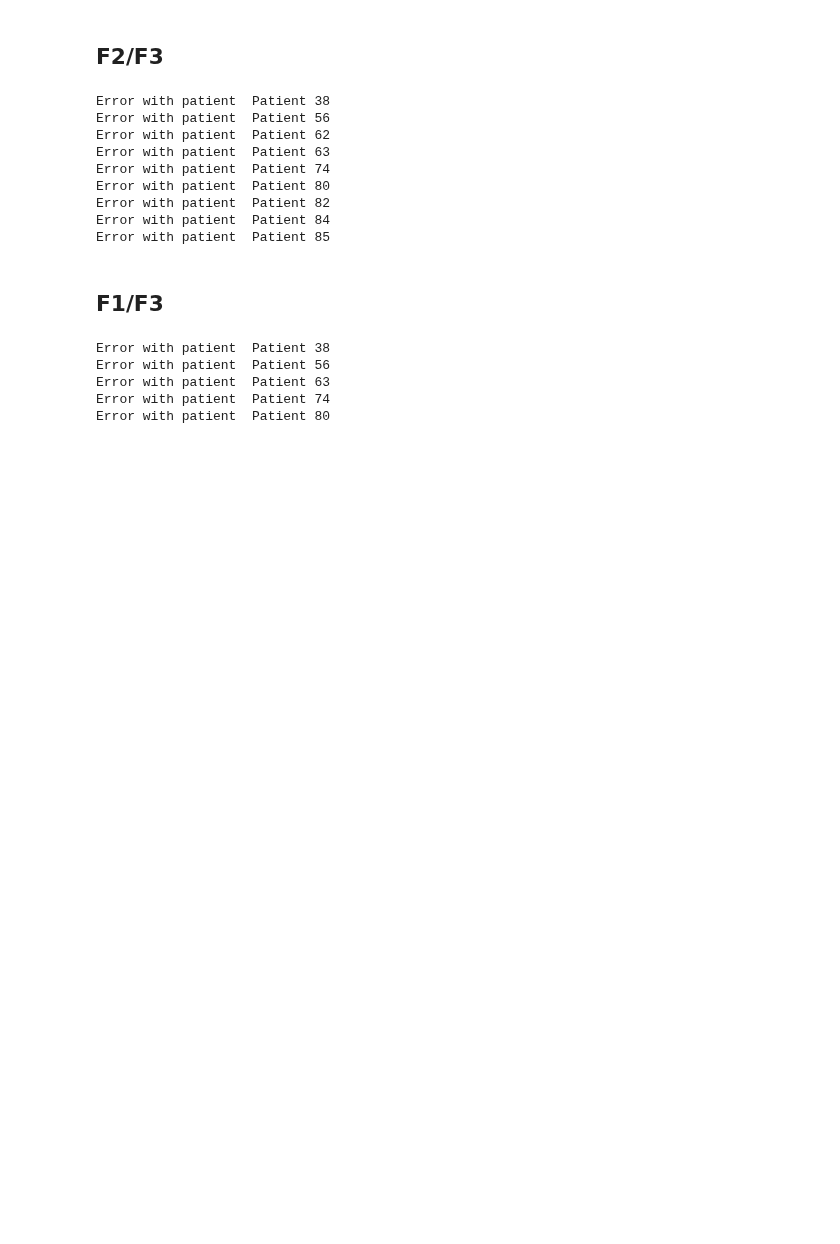
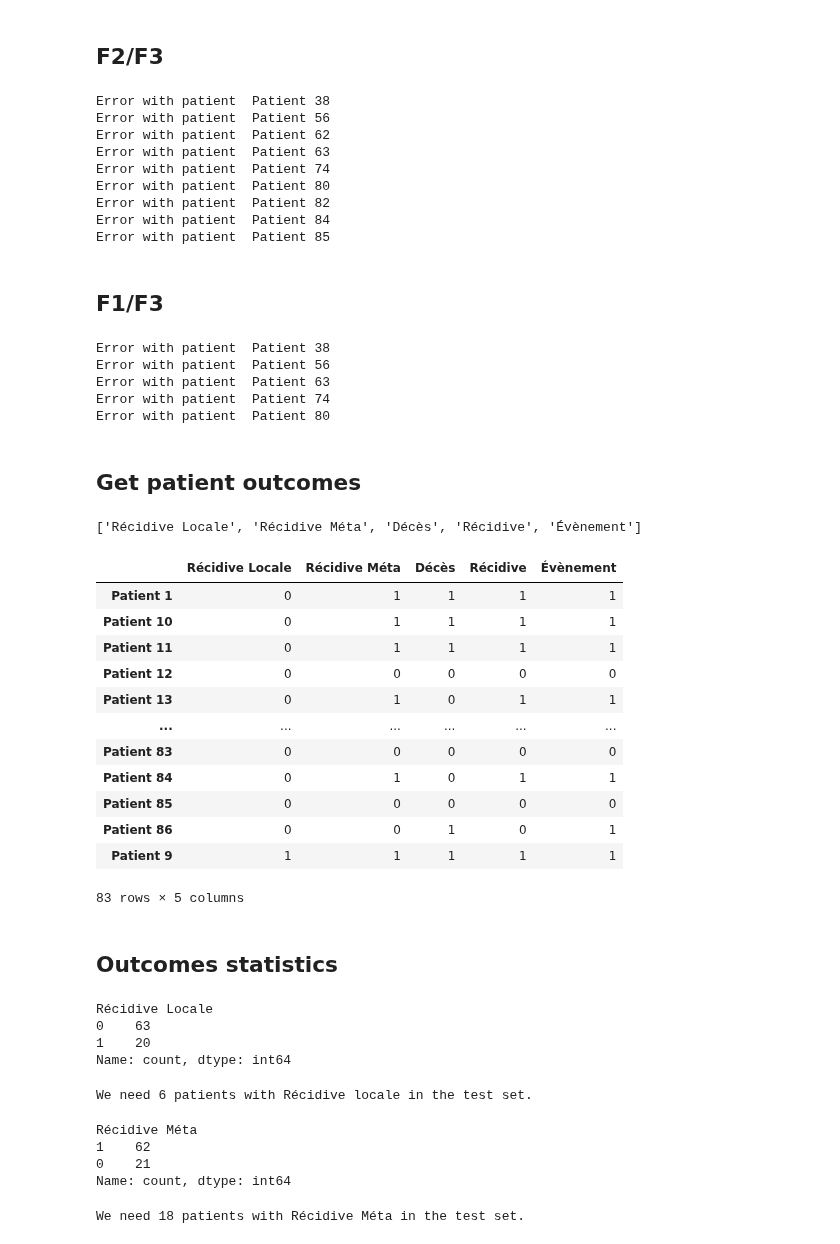
Before and after one commit to ftach/delta-rad, a Jupyter notebook: radiomics_csv_extract.ipynb, the cells around one changed output. Saved outputs shown, nothing was run; the diff lists cells and outputs as text; code cells hidden in the pictures; blank space fills up the shorter version.

```diff
--- a/radiomics_csv_extract.ipynb
+++ b/radiomics_csv_extract.ipynb
@@ -213,3 +213,75 @@ Error with patient  Patient 80
 # %%
 f1_f3_gtv_df = pd.DataFrame(data_f1_f3, index=patient_list, columns=features)
 f1_f3_gtv_df.to_csv('/mnt/c/Users/tachenne/delta-rad/extracted_radiomics/f1_f3_gtv.csv')
+# %% [markdown]
+## Get patient outcomes
+# %%
+outcome_features = list(filtered_features_gtv_df.columns)[-5:]
+outcome_features
+# %% [output]
+['Récidive Locale', 'Récidive Méta', 'Décès', 'Récidive', 'Évènement']
+# %%
+def extract_outcomes(extracted_feat_df, patient_list: list, features_list: list):
+    data = []
+    error_patients = set()
+    for patient in patient_list:
+        row_data = []
+        try:
+            line = extracted_feat_df.loc[(extracted_feat_df['Patient Rxmic'] == patient)].iloc[0]
+            for feature in features_list:
+                outcome_value = line[feature]
+                row_data.append(outcome_value) # add the value to raw_data
+        except IndexError:
+            for feature in features_list:
+                row_data.append(None)
+            error_patients.add(patient)
+            print("Error with patient ", patient)
+
+        data.append(row_data)
+
+    return data, error_patients
+# %%
+outcome_data, error_patients = extract_outcomes(filtered_features_gtv_df, patient_list, outcome_features)
+# %%
+outcome_df = pd.DataFrame(outcome_data, index=patient_list, columns=outcome_features)
+outcome_df.to_csv('/mnt/c/Users/tachenne/delta-rad/extracted_radiomics/outcomes.csv')
+# %%
+outcome_df
+# %% [output]
+|  | Récidive Locale | Récidive Méta | Décès | Récidive | Évènement |
+| Patient 1 | 0 | 1 | 1 | 1 | 1 |
+| Patient 10 | 0 | 1 | 1 | 1 | 1 |
+| Patient 11 | 0 | 1 | 1 | 1 | 1 |
+| Patient 12 | 0 | 0 | 0 | 0 | 0 |
+| Patient 13 | 0 | 1 | 0 | 1 | 1 |
+| ... | ... | ... | ... | ... | ... |
+| Patient 83 | 0 | 0 | 0 | 0 | 0 |
+| Patient 84 | 0 | 1 | 0 | 1 | 1 |
+| Patient 85 | 0 | 0 | 0 | 0 | 0 |
+| Patient 86 | 0 | 0 | 1 | 0 | 1 |
+| Patient 9 | 1 | 1 | 1 | 1 | 1 |
+83 rows × 5 columns
+# %% [markdown]
+## Outcomes statistics
+# %%
+outcome_df["Récidive Locale"].value_counts()
+# %% [output]
+Récidive Locale
+0    63
+1    20
+Name: count, dtype: int64
+# %%
+print('We need {} patients with Récidive locale in the test set. '.format(round(20*0.3)))
+# %% [output]
+We need 6 patients with Récidive locale in the test set.
+# %%
+outcome_df["Récidive Méta"].value_counts()
+# %% [output]
+Récidive Méta
+1    62
+0    21
+Name: count, dtype: int64
+# %%
+print('We need {} patients with Récidive Méta in the test set. '.format(int(62*0.3)))
+# %% [output]
+We need 18 patients with Récidive Méta in the test set.
```
Also changed, not shown: parts of 2 cells of this notebook, 3 other files.
